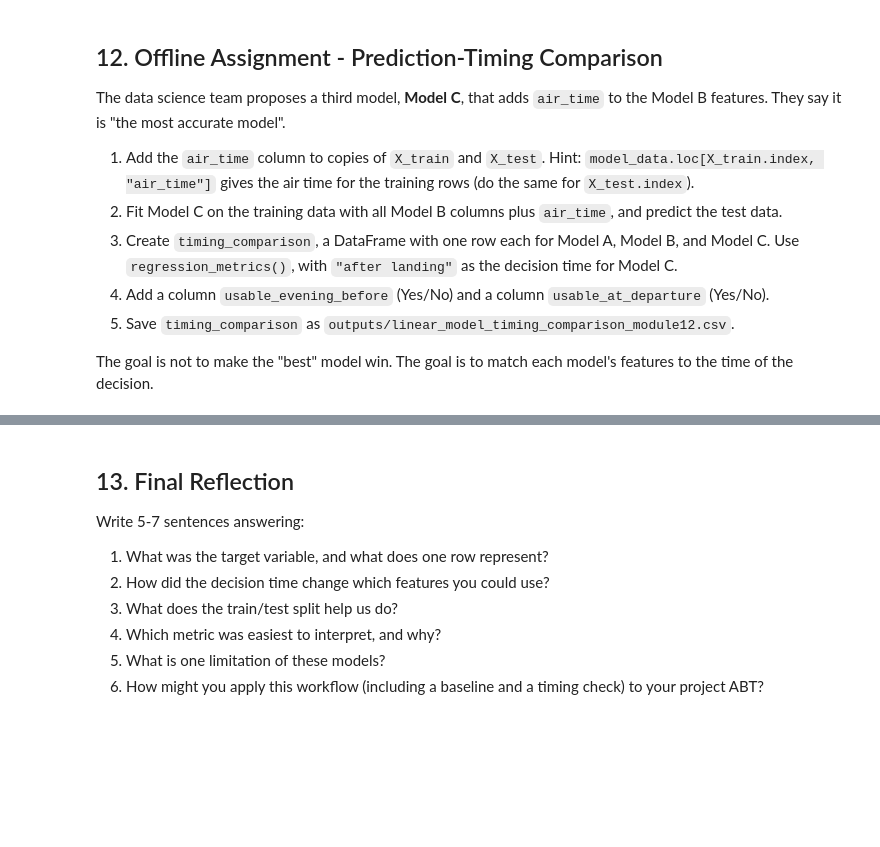
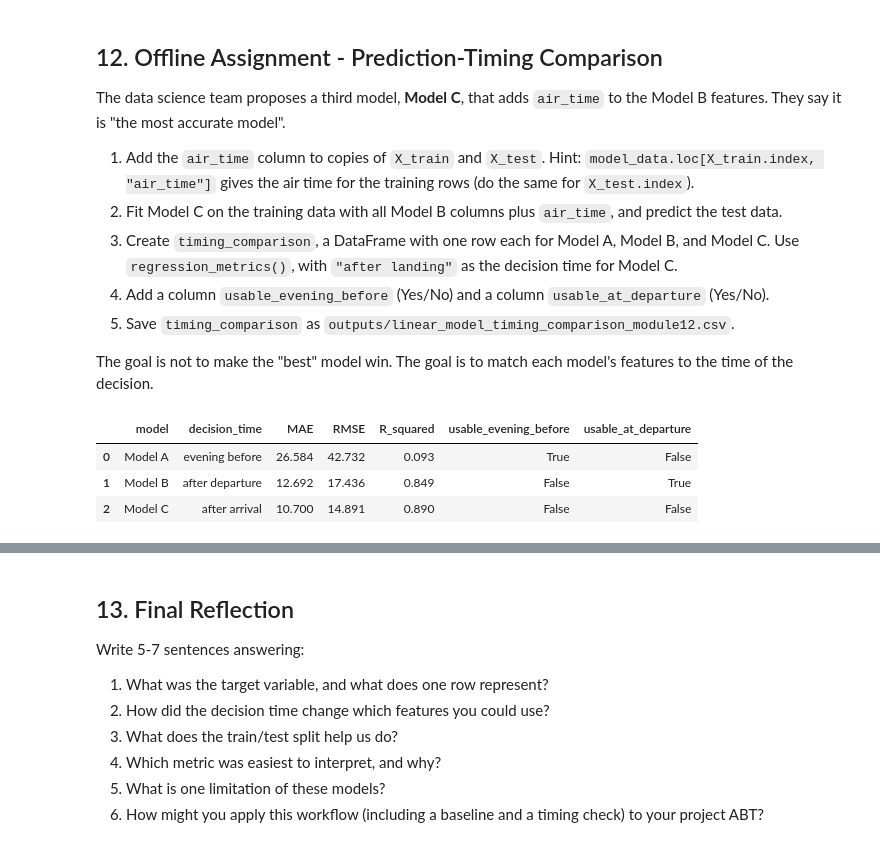
Before and after one commit to acruz-utsa/ban6003-week-12-13-modeling-aliciacruz, a Jupyter notebook: notebooks/module12_linear_regression_guided_lab.ipynb, the cells around one changed output, grey strips where cells are left out. Cells and saved outputs as stored; diff of their text form; code cells hidden in the pictures; blank space fills up the shorter version.

Commit message:
Complete Module 12 linear regression lab

```diff
--- a/notebooks/module12_linear_regression_guided_lab.ipynb
+++ b/notebooks/module12_linear_regression_guided_lab.ipynb
@@ -566,6 +718,38 @@ The goal is not to make the "best" model win. The goal is to match each model's
 # 3. timing_comparison = pd.DataFrame([regression_metrics(...), ...]) for Models A, B, and C.
 # 4. Add the usable_evening_before and usable_at_departure columns.
 # 5. Save timing_comparison with output_dir / "linear_model_timing_comparison_module12.csv".
+
+X_train_c = X_train.copy()
+X_train_c["air_time"] = model_data.loc[X_train.index, "air_time"]
+X_test_c = X_test.copy()
+X_test_c["air_time"] = model_data.loc[X_test.index, "air_time"]
+
+
+landing_columns = departure_columns + ["air_time"]
+
+model_c = LinearRegression()
+model_c.fit(X_train_c, y_train)
+pred_c = model_c.predict(X_test_c)
+
+timing_comparison = pd.DataFrame([
+    regression_metrics("Model A", "evening before", y_test, pred_a),
+    regression_metrics("Model B", "after departure", y_test, pred_b),
+    regression_metrics("Model C", "after arrival", y_test, pred_c),
+    ]).round(3)
+
+timing_comparison["usable_evening_before"] = [True, False, False]
+timing_comparison["usable_at_departure"] = [False, True, False]
+
+timing_comparison
+
+timing_comparison.to_csv(output_dir / "linear_model_timing_comparison_module12.csv", index=False)
+# %%
+timing_comparison
+# %% [output]
+|  | model | decision_time | MAE | RMSE | R_squared | usable_evening_before | usable_at_departure |
+| 0 | Model A | evening before | 26.584 | 42.732 | 0.093 | True | False |
+| 1 | Model B | after departure | 12.692 | 17.436 | 0.849 | False | True |
+| 2 | Model C | after arrival | 10.700 | 14.891 | 0.890 | False | False |
 # %% [markdown]
 ### Deployment Recommendation
 
```
Also changed, not shown: parts of 26 cells of this notebook, 3 other files.
